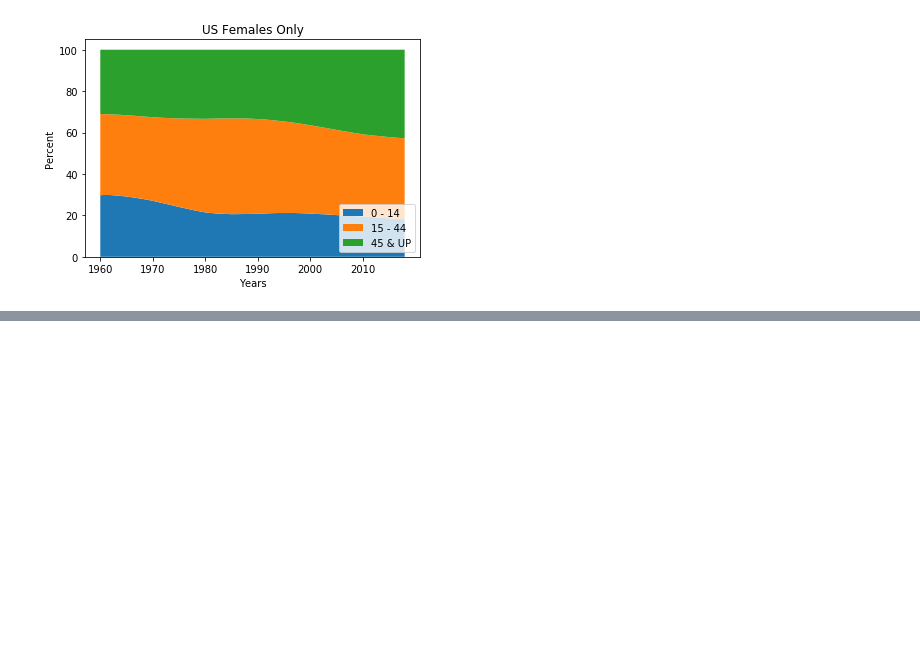
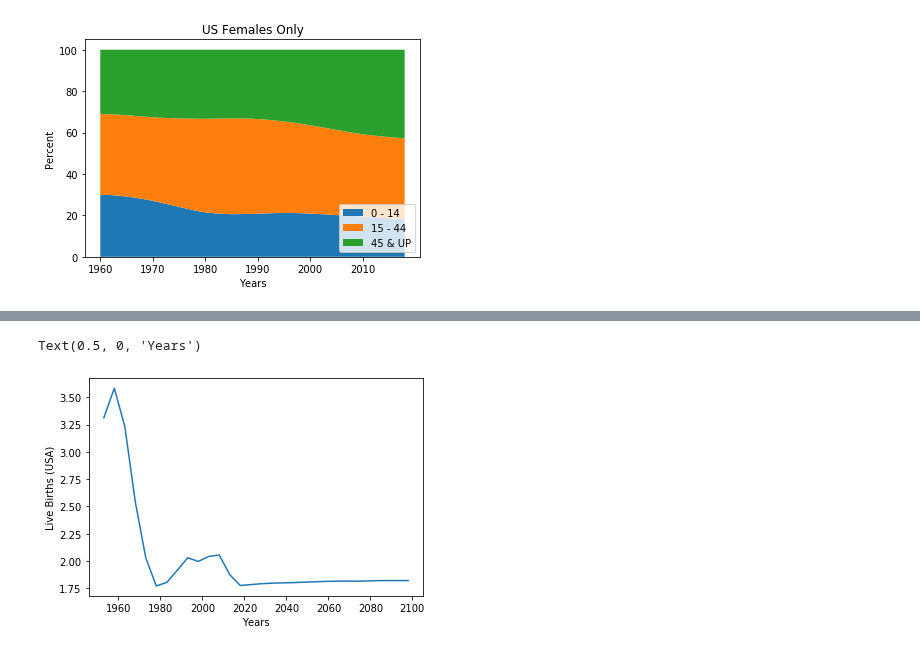
Before and after one commit to plowden/project-1-group-6, a Jupyter notebook: thien.ipynb, the cells around one changed output, grey strips where cells are left out. Cells and saved outputs as stored; diff of their text form; code cells hidden in the pictures; blank space fills up the shorter version.

```diff
--- a/thien.ipynb
+++ b/thien.ipynb
@@ -371,0 +371,13 @@ Text(0.5, 1.0, 'US Females Only')
+# %%
+#USA TFR data
+usa_un_tfr_df = un_tfr_df.loc[(un_tfr_df['Location'] == 'United States of America'),:]
+# %%
+usa_un_tfr_x = usa_un_tfr_df['MidPeriod']
+usa_un_tfr_y = usa_un_tfr_df['TFR']
+
+plt.plot(usa_un_tfr_x, usa_un_tfr_y)
+plt.ylabel('Live Births (USA)')
+plt.xlabel('Years')
+# %% [output]
+Text(0.5, 0, 'Years')
+[figure, added]
```
Also changed, not shown: parts of 17 cells of this notebook, 4 other files.
